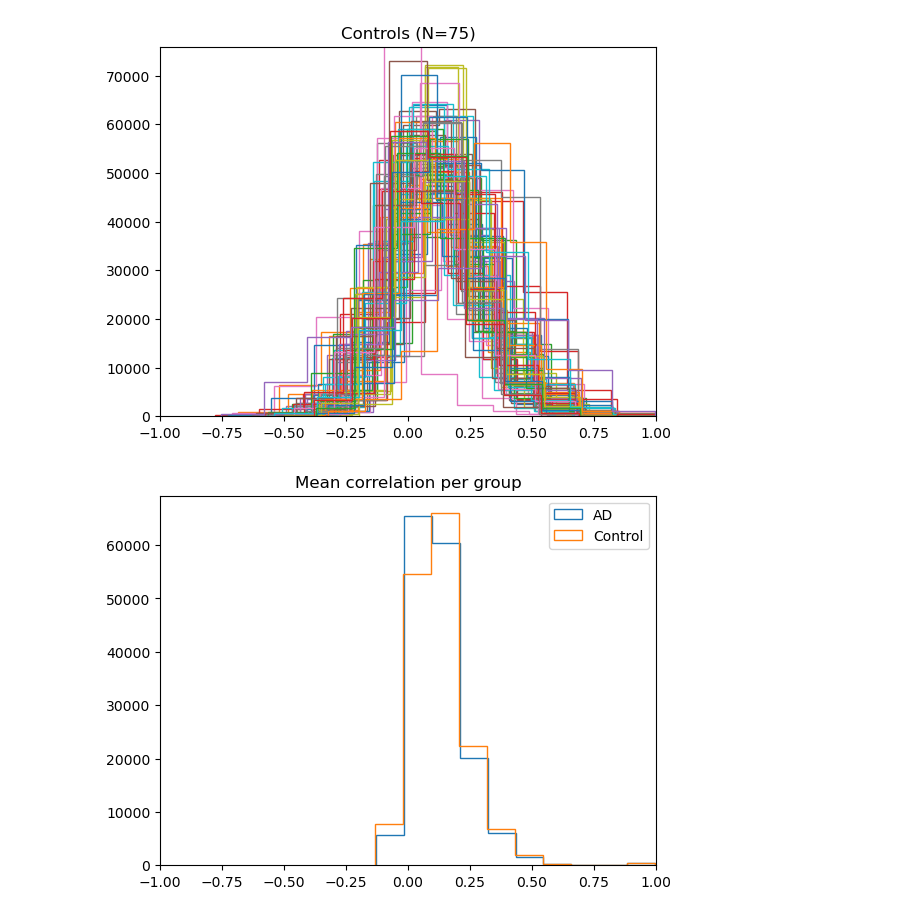
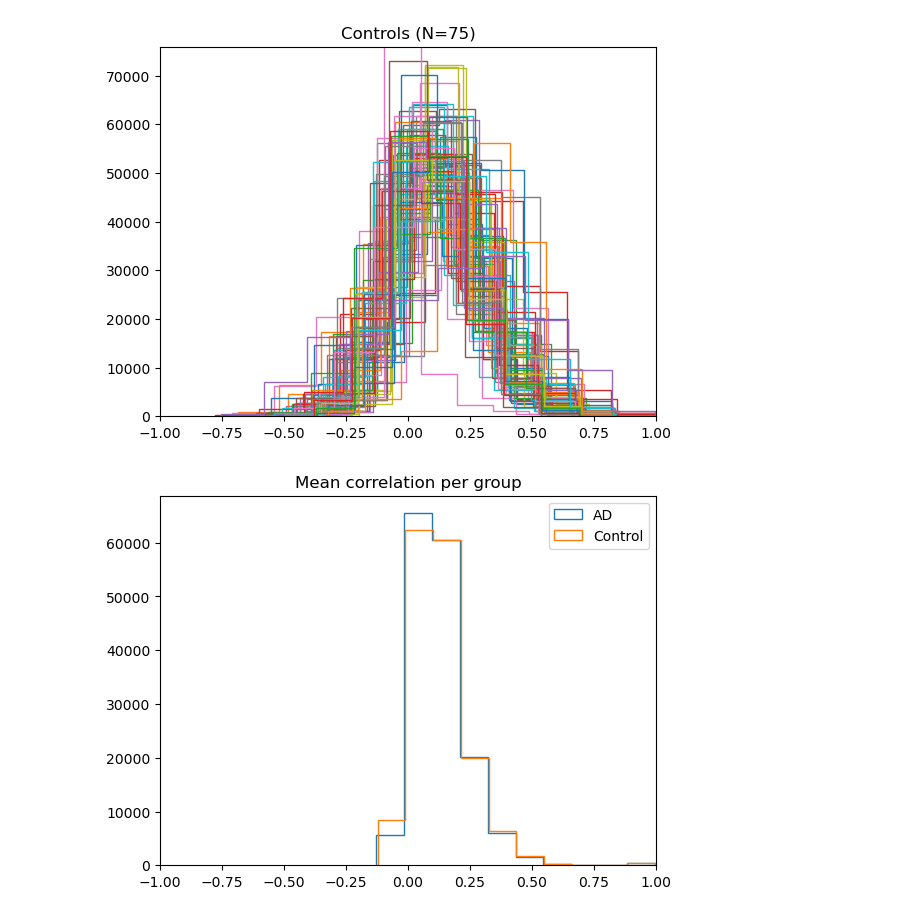
Before and after one commit to jonathan-legrand/bold-dementia, a Jupyter notebook: notebooks/network_analysis.ipynb, the cells around one changed output. Drawn from its saved outputs; the diff is of its cells as text; code cells hidden in the pictures.

```diff
--- a/notebooks/network_analysis.ipynb
+++ b/notebooks/network_analysis.ipynb
@@ -49,10 +51,10 @@ plt.show()
 [figure]
 # %%
 plt.hist(AD_matrices.mean(axis=0).flatten(), histtype="step", label="AD")
-plt.hist(control_subsampled.mean(axis=0).flatten(), histtype="step", label="Control")
+plt.hist(control_matrices.mean(axis=0).flatten(), histtype="step", label="Control")
 plt.xlim(-1, 1)
 plt.legend()
 plt.title("Mean correlation per group")
 plt.show()
 # %% [output]
-[figure, old version]
+[figure, new version]
```
Also changed, not shown: parts of 8 cells of this notebook.
